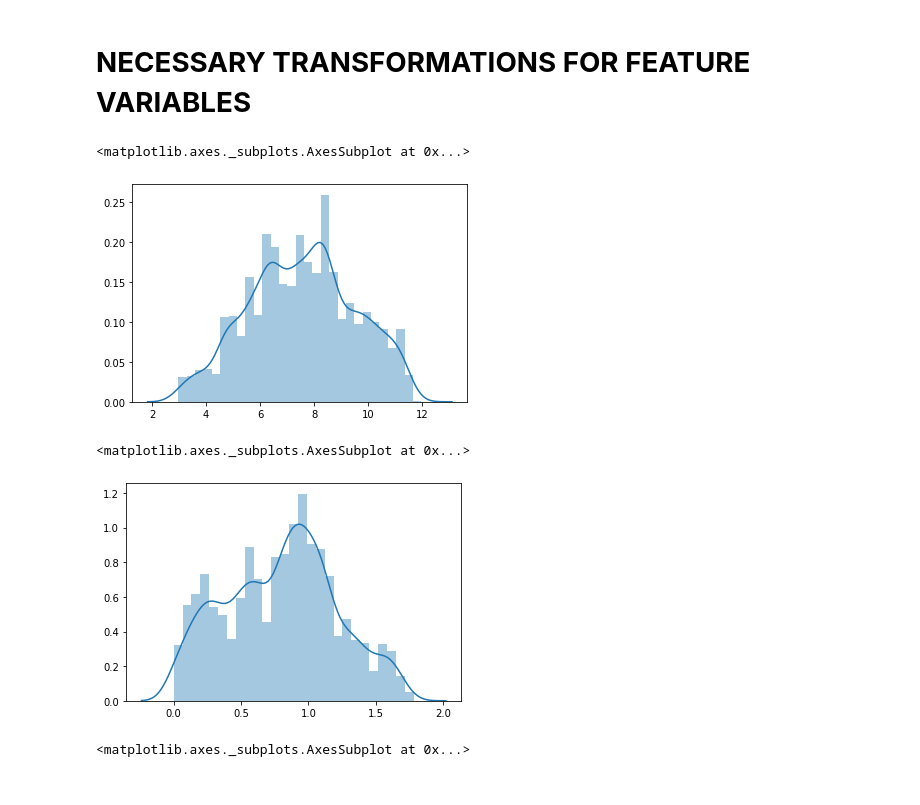
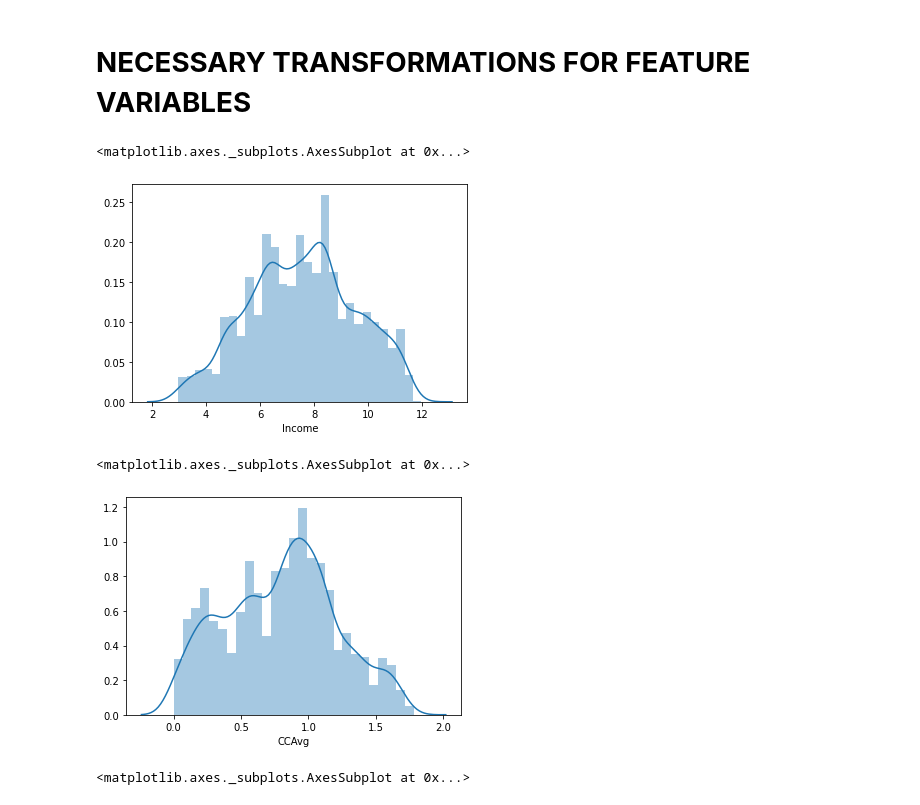
Before and after one commit to yash-rai22/Marketing-Campaign-for-Banking-Products, a Jupyter notebook: MLproject.ipynb, the cells around one changed output. Drawn from its saved outputs; the diff is of its cells as text; code cells hidden in the pictures.

```diff
--- a/MLproject.ipynb
+++ b/MLproject.ipynb
@@ -348,22 +348,22 @@ sns.boxplot(x='PersonalLoan',y='CCAvg',data=df)
 y=df['PersonalLoan']
 x=df.drop(['PersonalLoan'],axis=1)
 # %%
-from sklearn.preprocessing import PowerTransformer
-pt = PowerTransformer(method = "yeo-johnson", standardize = False)
-pt.fit(x['Income'].values.reshape(-1,1))
-temp = pt.transform(x['Income'].values.reshape(-1,1))
-sns.distplot(temp)
+# from sklearn.preprocessing import PowerTransformer
+# pt = PowerTransformer(method = "yeo-johnson", standardize = False)
+# pt.fit(x['Income'].values.reshape(-1,1))
+# x['Income'] = pt.transform(x['Income'].values.reshape(-1,1))
+sns.distplot(x.Income)
 # %% [output]
 <matplotlib.axes._subplots.AxesSubplot at 0x...>
-[figure, old version]
+[figure, new version]
 # %%
 pt = PowerTransformer(method = "yeo-johnson", standardize = False)
 pt.fit(x['CCAvg'].values.reshape(-1,1))
-temp = pt.transform(x['CCAvg'].values.reshape(-1,1))
-sns.distplot(temp)
+x['CCAvg'] = pt.transform(x['CCAvg'].values.reshape(-1,1))
+sns.distplot(x.CCAvg)
 # %% [output]
 <matplotlib.axes._subplots.AxesSubplot at 0x...>
-[figure, old version]
+[figure, new version]
 # %%
 x['Mortgage_Int'] = pd.cut(x['Mortgage'],
                        bins = [0,100,200,300,400,500,600,700],
```
Also changed, not shown: parts of 27 cells of this notebook.
